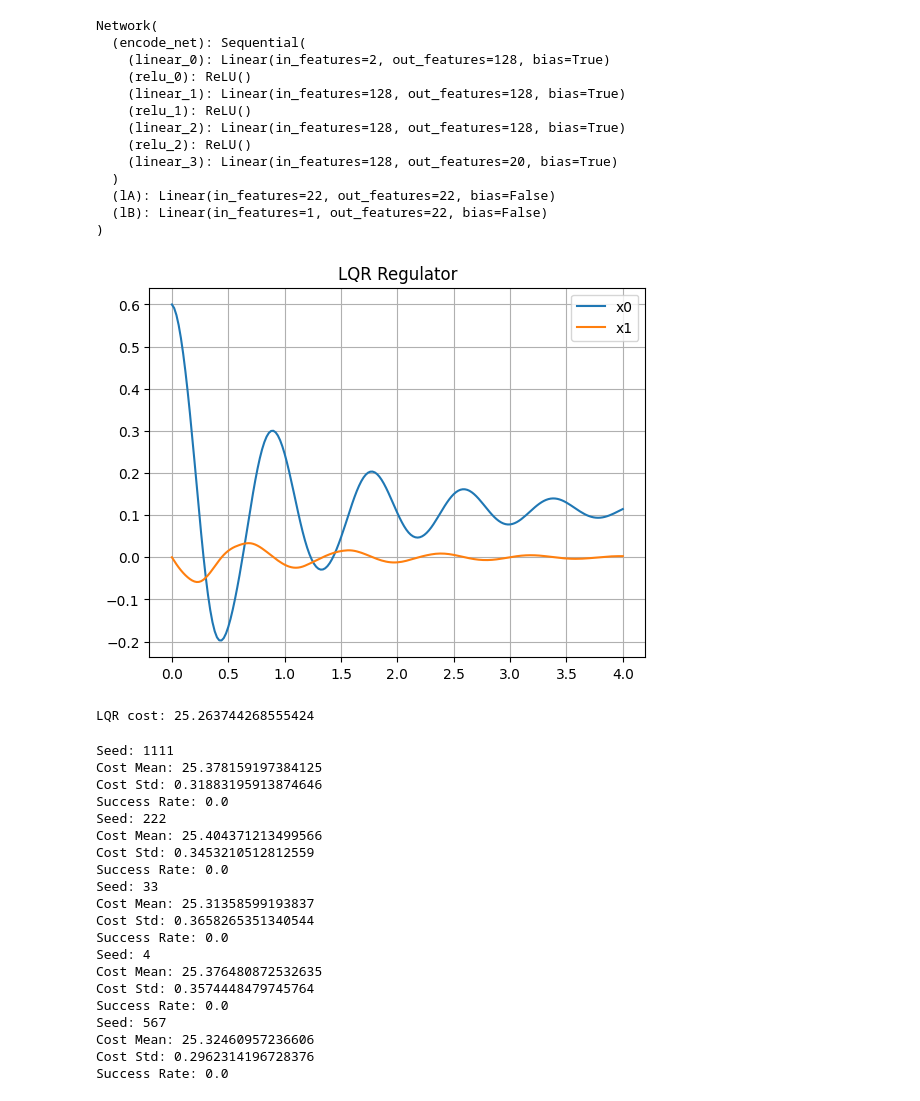
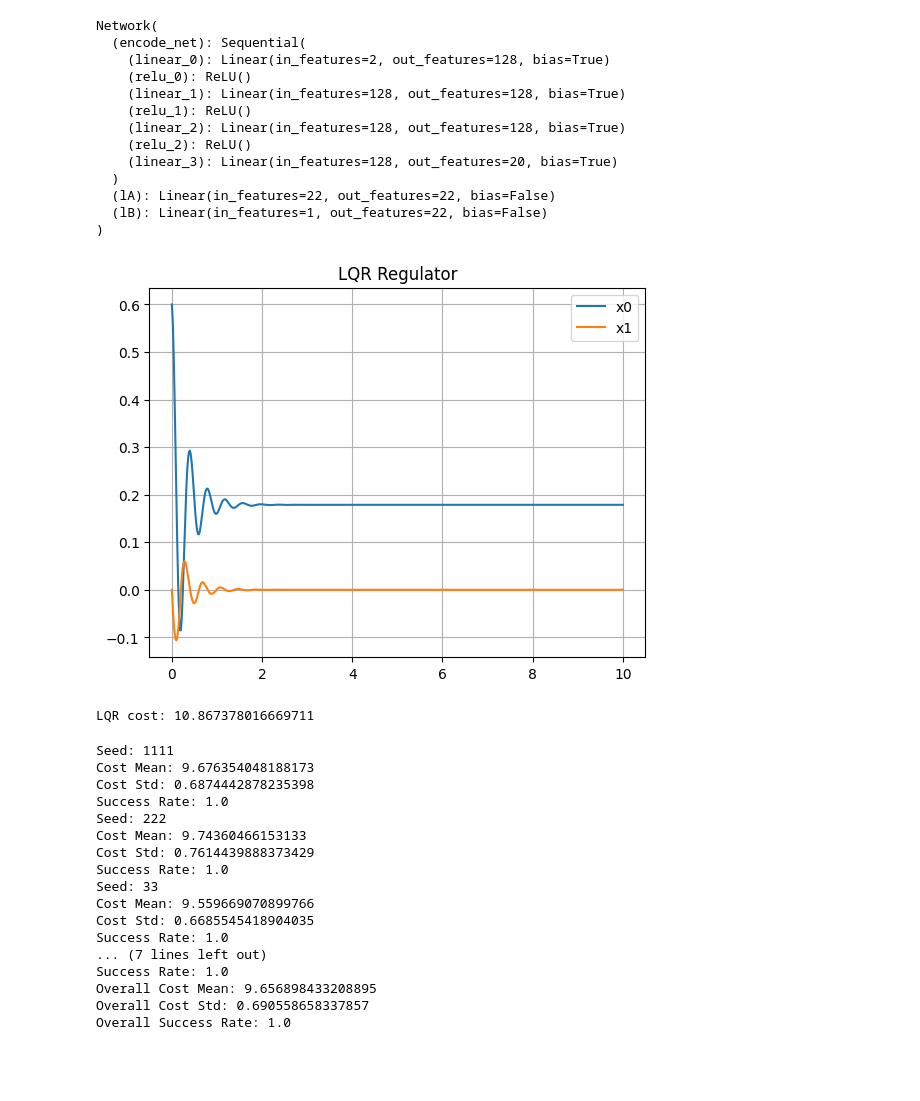
Before and after one commit to xyrrrrrrrr/RKVAE, a Jupyter notebook: control/Control_KoopmanU.ipynb, the cells around one changed output. Drawn from its saved outputs; the diff is of its cells as text; code cells hidden in the pictures; blank space fills up the shorter version.

```diff
--- a/control/Control_KoopmanU.ipynb
+++ b/control/Control_KoopmanU.ipynb
@@ -280,7 +276,7 @@ def Prepare_LQR(env_name):
         Q = np.zeros((NKoopman,NKoopman))
         Q[0,0] = 5.0
         Q[1,1] = 0.01
-        R = 0.1*np.eye(1)
+        R = 0.01*np.eye(1)
         reset_state = [-3.0,6.0]
     elif env_name.startswith("DoublePendulum"):
         Q = np.zeros((NKoopman,NKoopman))
@@ -339,39 +335,39 @@ x_ref_lift = Psi_o(x_ref,net)
 observation_list.append(x0[:Nstate].reshape(-1,1))
 # print(Kopt)
 u_list = []
-steps = 200
+steps = 500
 # umax = 100
 for i in range(steps):
     # env.render()
     u = -Kopt*(x0-x_ref_lift)
     if udim == 1:
         ureal = u[0,0]
     else:
         ureal = [u[i,0] for i in range(udim)]
     # u = max(-umax,min(umax,u[0,0]))
     # print(type(u[0,0]),type(u))
     observation, reward, done, info = env.step(ureal)
     x0 = np.matrix(Psi_o(observation,net))
     # x0 = Ad*x0+Bd*u
     observation_list.append(x0[:Nstate].reshape(-1,1))
     u_list.append(u)
     # time.sleep(0.1)
 
 observations = np.concatenate(observation_list,axis=1)
 np.save("./data/"+env_name+"_"+method+"_observations.npy",observations)
 u_list = np.array(u_list).reshape(-1)
 time_history = np.arange(steps+1)*env.dt
 for i in range(Nstate):
     plt.plot(time_history, observations[i,:].reshape(-1,1), label="x{}".format(i))
 plt.grid(True)
 plt.title("LQR Regulator")
 plt.legend()
 plt.show()
 cost = Cost(observations,u_list,Q,R,x_ref)
 print("LQR cost:", cost)
 # %% [output]
-[figure, old version]
+[figure, new version]
-LQR cost: 25.263744268555424
+LQR cost: 10.867378016669711
 # %%
 
 # 1111, 222, 33, 4
@@ -381,6 +377,9 @@ Ad = state_dict['lA.weight'].cpu().numpy()
 Bd = state_dict['lB.weight'].cpu().numpy()
 env = Data_collect.env
 steps = 200 if env_name == "MountainCarContinuous-v0" or env_name == "CartPole-v1" else 500
+means = []
+stds = []
+rates = []
 for seed in seed_list:
     if seed != None:
         print("Seed:", seed)
@@ -427,27 +426,30 @@ for seed in seed_list:
         successes.append(success)
     costs = np.array(costs)
     successes = np.array(successes)
+    means.append(np.mean(costs, axis=0))
+    stds.append(np.std(costs, axis=0))
+    rates.append(np.mean(successes))
     print("Cost Mean:", np.mean(costs, axis=0))
     print("Cost Std:", np.std(costs, axis=0))
     print("Success Rate:", np.mean(successes))
+print("Overall Cost Mean:", np.mean(np.array(means), axis=0))
+print("Overall Cost Std:", np.mean(np.array(stds), axis=0))
+print("Overall Success Rate:", np.mean(np.array(rates), axis=0))
 # %% [output]
 Seed: 1111
-Cost Mean: 25.378159197384125
-Cost Std: 0.31883195913874646
-Success Rate: 0.0
+Cost Mean: 9.676354048188173
+Cost Std: 0.6874442878235398
+Success Rate: 1.0
 Seed: 222
-Cost Mean: 25.404371213499566
-Cost Std: 0.3453210512812559
-Success Rate: 0.0
+Cost Mean: 9.74360466153133
+Cost Std: 0.7614439888373429
+Success Rate: 1.0
 Seed: 33
-Cost Mean: 25.31358599193837
-Cost Std: 0.3658265351340544
-Success Rate: 0.0
-Seed: 4
-Cost Mean: 25.376480872532635
-Cost Std: 0.3574448479745764
-Success Rate: 0.0
-Seed: 567
-Cost Mean: 25.32460957236606
-Cost Std: 0.2962314196728376
-Success Rate: 0.0
+Cost Mean: 9.559669070899766
+Cost Std: 0.6685545418904035
+Success Rate: 1.0
+... (7 lines left out)
+Success Rate: 1.0
+Overall Cost Mean: 9.656898433208895
+Overall Cost Std: 0.690558658337857
+Overall Success Rate: 1.0
```
Also changed, not shown: parts of 1 cell of this notebook, 11 other files.
